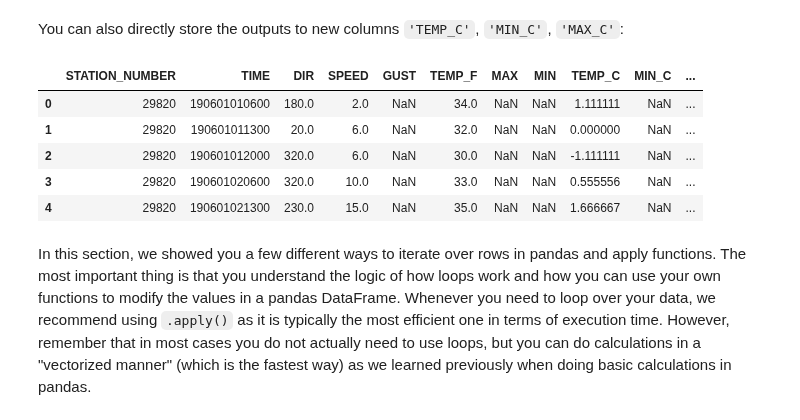
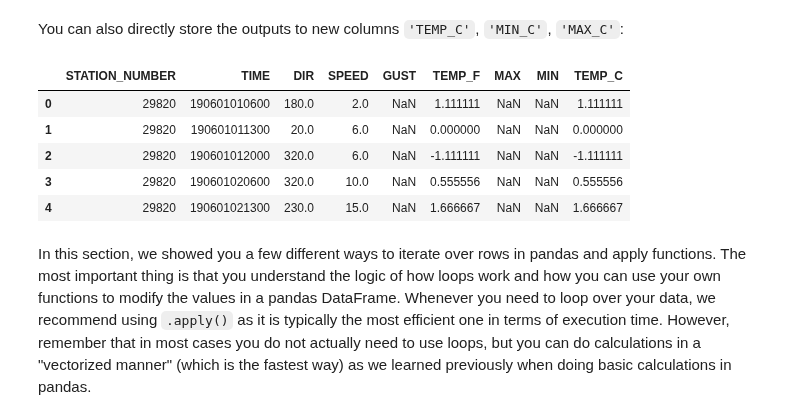
Before and after one commit to Python-GIS-book/site, a Jupyter notebook: source/part1/chapter-02/nb/02-data-analysis.ipynb, the cells around one changed output. Drawn from its saved outputs; the diff is of its cells as text; code cells hidden in the pictures.

```diff
--- a/source/part1/chapter-02/nb/02-data-analysis.ipynb
+++ b/source/part1/chapter-02/nb/02-data-analysis.ipynb
@@ -35,7 +35,8 @@ fp = 'data/029820.txt'
 # and selecting only specific columns from the data
 data = pd.read_csv(fp, delim_whitespace=True,
                    na_values=['*', '**', '***', '****', '*****', '******'],
-                   usecols=['USAF','YR--MODAHRMN', 'DIR', 'SPD', 'GUS','TEMP', 'MAX', 'MIN']
+                   usecols=['USAF','YR--MODAHRMN', 'DIR', 'SPD',
+                            'GUS','TEMP', 'MAX', 'MIN']
                   )
 # %% [markdown]
 Let's see now how the data looks by printing the first five rows with the `head()` function:
@@ -284,15 +286,16 @@ multiple_columns_at_once.sort_values(by="MIN", ascending=False).head()
 # %% [markdown]
 You can also directly store the outputs to new columns `'TEMP_C'`, `'MIN_C'`, `'MAX_C'`:
 # %%
-data[['TEMP_C', 'MIN_C', 'MAX_C']]  = data[['TEMP_F', 'MIN', 'MAX']].apply(fahr_to_celsius)
+cols = ['TEMP_F', 'MIN', 'MAX']
+data[cols] = data[cols].apply(fahr_to_celsius)
 data.head()
 # %% [output]
-|  | STATION_NUMBER | TIME | DIR | SPEED | GUST | TEMP_F | MAX | MIN | TEMP_C | MIN_C | ... |
-| 0 | 29820 | 190601010600 | 180.0 | 2.0 | NaN | 34.0 | NaN | NaN | 1.111111 | NaN | ... |
-| 1 | 29820 | 190601011300 | 20.0 | 6.0 | NaN | 32.0 | NaN | NaN | 0.000000 | NaN | ... |
-| 2 | 29820 | 190601012000 | 320.0 | 6.0 | NaN | 30.0 | NaN | NaN | -1.111111 | NaN | ... |
-| 3 | 29820 | 190601020600 | 320.0 | 10.0 | NaN | 33.0 | NaN | NaN | 0.555556 | NaN | ... |
-| 4 | 29820 | 190601021300 | 230.0 | 15.0 | NaN | 35.0 | NaN | NaN | 1.666667 | NaN | ... |
+|  | STATION_NUMBER | TIME | DIR | SPEED | GUST | TEMP_F | MAX | MIN | TEMP_C |
+| 0 | 29820 | 190601010600 | 180.0 | 2.0 | NaN | 1.111111 | NaN | NaN | 1.111111 |
+| 1 | 29820 | 190601011300 | 20.0 | 6.0 | NaN | 0.000000 | NaN | NaN | 0.000000 |
+| 2 | 29820 | 190601012000 | 320.0 | 6.0 | NaN | -1.111111 | NaN | NaN | -1.111111 |
+| 3 | 29820 | 190601020600 | 320.0 | 10.0 | NaN | 0.555556 | NaN | NaN | 0.555556 |
+| 4 | 29820 | 190601021300 | 230.0 | 15.0 | NaN | 1.666667 | NaN | NaN | 1.666667 |
 # %% [markdown]
 In this section, we showed you a few different ways to iterate over rows in pandas and apply functions. The most important thing is that you understand the logic of how loops work and how you can use your own functions to modify the values in a pandas DataFrame. Whenever you need to loop over your data, we recommend using `.apply()` as it is typically the most efficient one in terms of execution time. However, remember that in most cases you do not actually need to use loops, but you can do calculations in a "vectorized manner" (which is the fastest way) as we learned previously when doing basic calculations in pandas.
 # %% [markdown]
```
Also changed, not shown: parts of 10 cells of this notebook, 1 other file.
